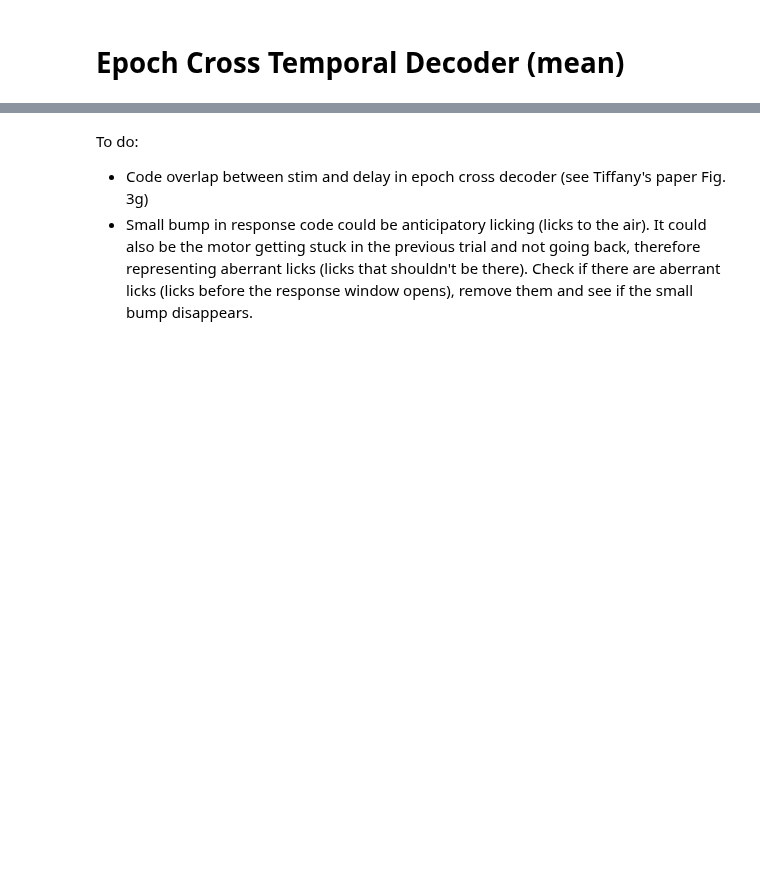
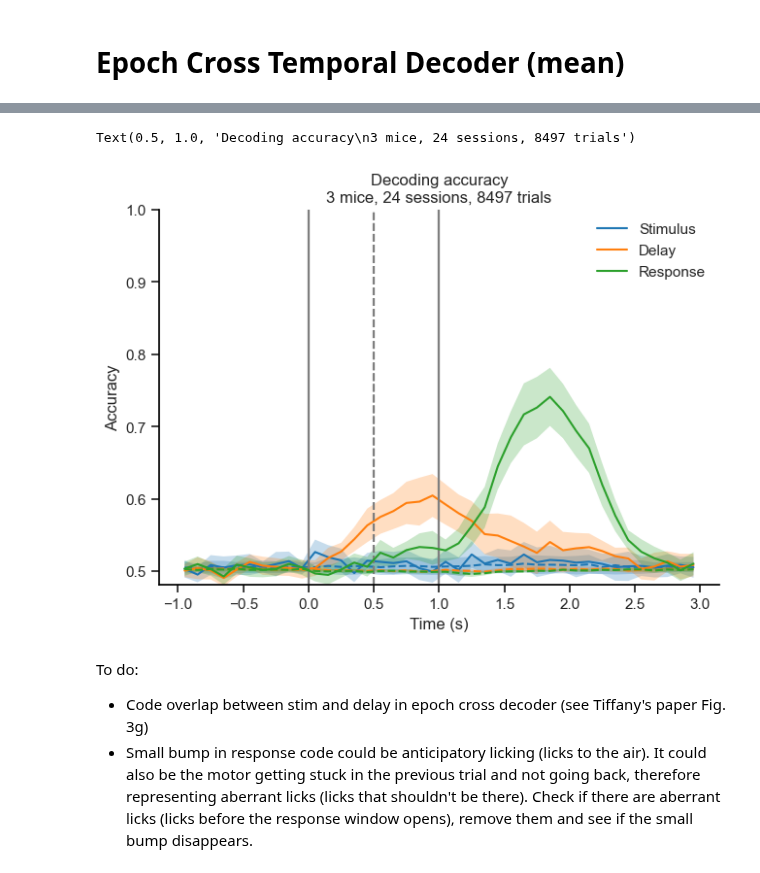
Before and after one commit to 3leni0n/PycharmProjects, a Jupyter notebook: ephys/decoder/notebook.ipynb, the cells around one changed output, grey strips where cells are left out. Cells and saved outputs as stored; diff of their text form; code cells hidden in the pictures; blank space fills up the shorter version.

```diff
--- a/ephys/decoder/notebook.ipynb
+++ b/ephys/decoder/notebook.ipynb
@@ -274,6 +173,9 @@ To do:
 - Horizontal lines showing the 'temporal slices' (stimulus, delay, go cue) corresponding to the epochs of interest in epoch cross decoder
 # %% [markdown]
 # Epoch Cross Temporal Decoder (mean)
+# %%
+subjects = '007'
+folder_parent = Path.home() / 'data' / subject
 # %%
 %%time
 # Run mean epoch cross decoder across sessions
@@ -309,3 +205,54 @@ Wall time: 793 ms
+# %%
+keys = ['acc', 'acc_null', 'pred', 'pred_err']
+mean_results_stim = {k: [] for k in keys}
+mean_results_delay = {k: [] for k in keys}
+mean_results_resp = {k: [] for k in keys}
+
+for subj in subjects:
+
+    # Run mean epoch cross decoder across sessions
+    # results_stim = mean_decoder(kind='epoch', epoch='stim', save=True)
+    # results_delay = mean_decoder(kind='epoch', epoch='delay', save=True)
+    # results_resp = mean_decoder(kind='epoch', epoch='resp', save=True)
+
+    # Load mean epoch cross decoder results across sessions
+    with open(Path(folder_parent / subj / 'results_mean_epoch_cross_decoder_stim.pkl'), 'rb') as f:
+        results_stim = pickle.load(f)
+    with open(Path(folder_parent / subj / 'results_mean_epoch_cross_decoder_delay.pkl'), 'rb') as f:
+        results_delay = pickle.load(f)
+    with open(Path(folder_parent / subj /'results_mean_epoch_cross_decoder_resp.pkl'), 'rb') as f:
+        results_resp = pickle.load(f)
+
+    for k in keys:
+        mean_results_stim[k].extend(results_stim.get(k, []))
+        mean_results_stim['bins'] = results_stim['bins']
+        mean_results_delay[k].extend(results_delay.get(k, []))
+        mean_results_delay['bins'] = results_delay['bins']
+        mean_results_resp[k].extend(results_resp.get(k, []))
+        mean_results_resp['bins'] = results_resp['bins']
+
+    # # Plot mean epoch cross decoder results across sessions
+    # plt.figure(constrained_layout=True)
+    # plot_mean_epoch_cross_decoder(results_stim, epoch='stim', errorbar='ci', z_null=False)
+    # plot_mean_epoch_cross_decoder(results_delay, epoch='delay', errorbar='ci', z_null=False)
+    # plot_mean_epoch_cross_decoder(results_resp, epoch='resp', errorbar='ci', z_null=False)
+    # n_sessions = len(results_stim['acc'])
+    # n_trials = np.sum([results_stim['acc'][i].shape[0] for i in range(len(results_stim['acc']))])
+    # plt.title(f'Decoding accuracy\n'
+    #           f'{subj}, {n_sessions} sessions, {n_trials} trials')
+
+# Plot mean within decoder results across mice
+plt.figure(constrained_layout=True)
+plot_mean_epoch_cross_decoder(mean_results_stim, epoch='stim', errorbar='ci', z_null=False)
+plot_mean_epoch_cross_decoder(mean_results_delay, epoch='delay', errorbar='ci', z_null=False)
+plot_mean_epoch_cross_decoder(mean_results_resp, epoch='resp', errorbar='ci', z_null=False)
+n_sessions = len(mean_results['acc'])
+n_trials = np.sum([mean_results['acc'][i].shape[0] for i in range(len(mean_results['acc']))])
+plt.title(f'Decoding accuracy\n'
+          f'{len(subjects)} mice, {n_sessions} sessions, {n_trials} trials')
+# %% [output]
+Text(0.5, 1.0, 'Decoding accuracy\n3 mice, 24 sessions, 8497 trials')
+[figure, added]
 # %% [markdown]
 To do:
 - Code overlap between stim and delay in epoch cross decoder (see Tiffany's paper Fig. 3g)
```
Also changed, not shown: parts of 19 cells of this notebook, 10 other files.
